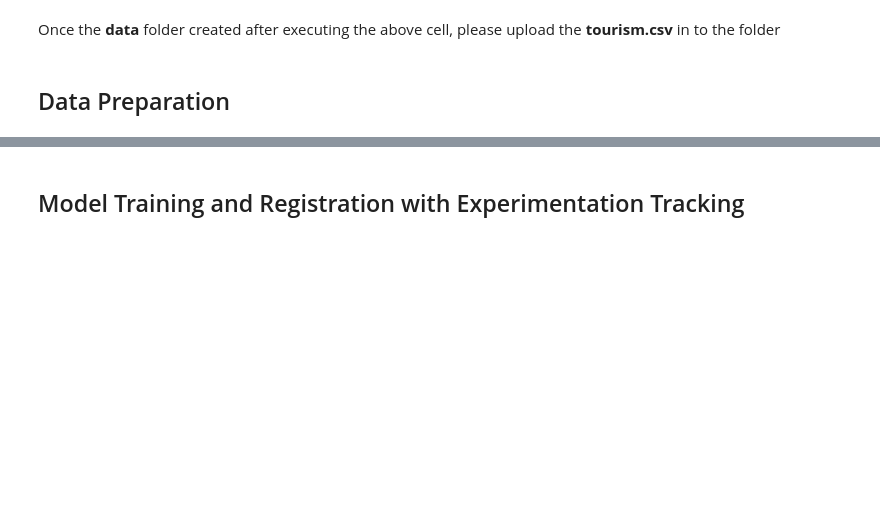
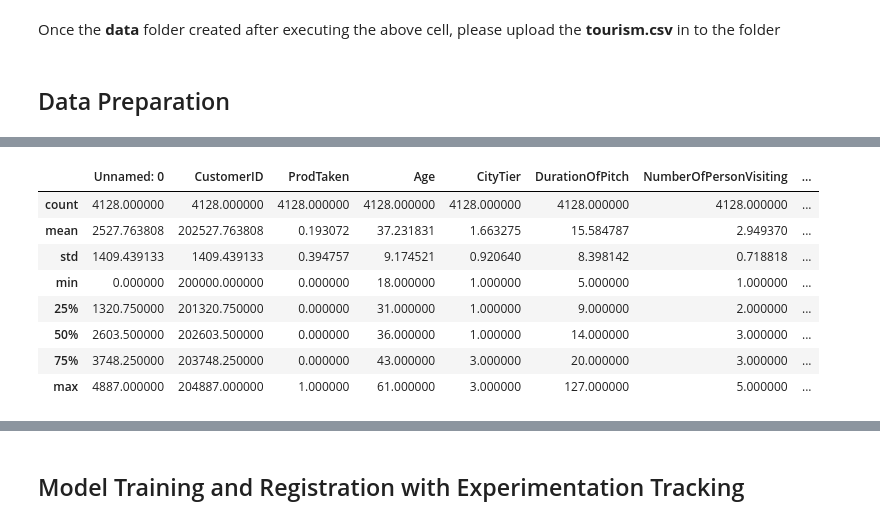
Before and after one commit to gayathrisridhar88-dot/tourism-mlops-project, a Jupyter notebook: notebooks/Gayathri_aml_and_mlops_project.ipynb, the cells around one changed output, grey strips where cells are left out. Drawn from its saved outputs; the diff is of its cells as text; code cells hidden in the pictures; blank space fills up the shorter version.

```diff
--- a/notebooks/Gayathri_aml_and_mlops_project.ipynb
+++ b/notebooks/Gayathri_aml_and_mlops_project.ipynb
@@ -57,0 +67,13 @@ Once the **data** folder created after executing the above cell, please upload t
+# %%
+from datasets import load_dataset
+import pandas as pd
+
+dataset = load_dataset(
+    "csv",
+    data_files="https://huggingface.co/datasets/gayathri1909/tourism.csv/resolve/main/tourism.csv"
+)
+
+df = dataset["train"].to_pandas()
+
+print(df.shape)
+df.head()
@@ -57,0 +109,12 @@ Once the **data** folder created after executing the above cell, please upload t
+# %%
+df.describe()
+# %% [output]
+|  | Unnamed: 0 | CustomerID | ProdTaken | Age | CityTier | DurationOfPitch | NumberOfPersonVisiting | ... |
+| count | 4128.000000 | 4128.000000 | 4128.000000 | 4128.000000 | 4128.000000 | 4128.000000 | 4128.000000 | ... |
+| mean | 2527.763808 | 202527.763808 | 0.193072 | 37.231831 | 1.663275 | 15.584787 | 2.949370 | ... |
+| std | 1409.439133 | 1409.439133 | 0.394757 | 9.174521 | 0.920640 | 8.398142 | 0.718818 | ... |
+| min | 0.000000 | 200000.000000 | 0.000000 | 18.000000 | 1.000000 | 5.000000 | 1.000000 | ... |
+| 25% | 1320.750000 | 201320.750000 | 0.000000 | 31.000000 | 1.000000 | 9.000000 | 2.000000 | ... |
+| 50% | 2603.500000 | 202603.500000 | 0.000000 | 36.000000 | 1.000000 | 14.000000 | 3.000000 | ... |
+| 75% | 3748.250000 | 203748.250000 | 0.000000 | 43.000000 | 3.000000 | 20.000000 | 3.000000 | ... |
+| max | 4887.000000 | 204887.000000 | 1.000000 | 61.000000 | 3.000000 | 127.000000 | 5.000000 | ... |
```
Also changed, not shown: parts of 12 cells of this notebook.
